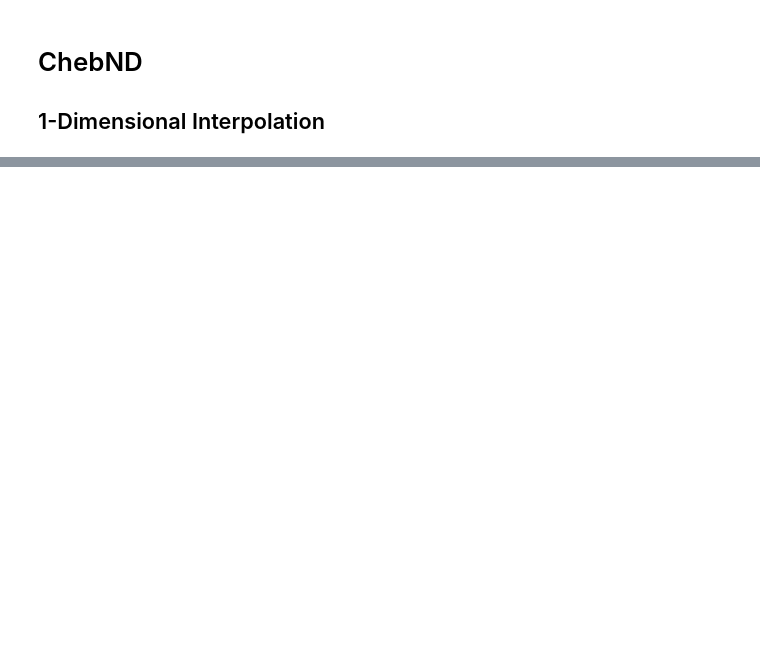
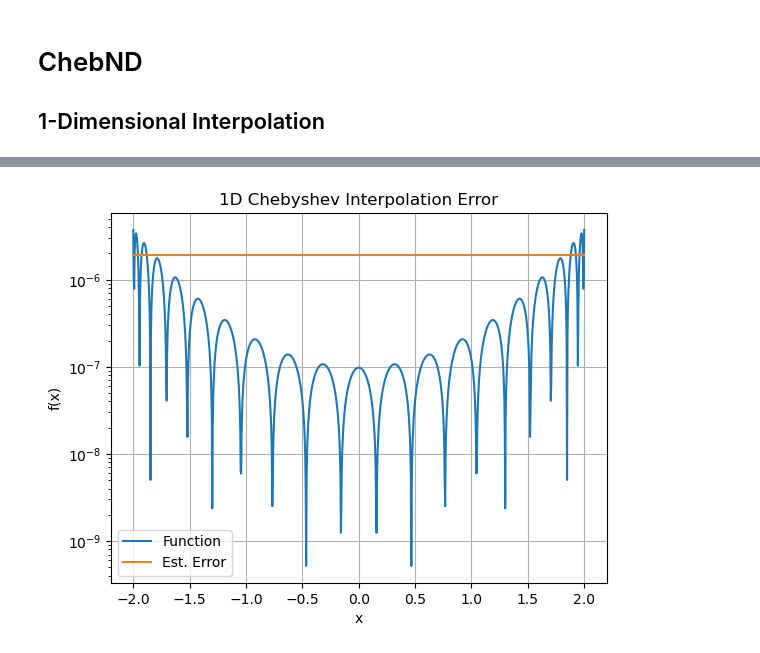
Before and after one commit to Philip-Lynch/chebyshevND, a Jupyter notebook: examples/example_1d_interp.ipynb, the cells around one changed output, grey strips where cells are left out. Cells and saved outputs as stored; diff of their text form; code cells hidden in the pictures; blank space fills up the shorter version.

```diff
--- a/examples/example_1d_interp.ipynb
+++ b/examples/example_1d_interp.ipynb
@@ -122,0 +57,13 @@ plt.show()
+# %%
+# Plotting the results
+plt.plot(x_test, abs((y_vals - y_interp)/y_vals), label='Function')
+plt.plot(x_test, np.ones_like(x_test) * estRelErr, label='Est. Error')
+plt.legend()
+plt.title('1D Chebyshev Interpolation Error')
+plt.xlabel('x')
+plt.ylabel('f(x)')
+plt.yscale('log')
+plt.grid()
+plt.show()
+# %% [output]
+[figure, added]
```
Also changed, not shown: parts of 9 cells of this notebook, 2 other files.
